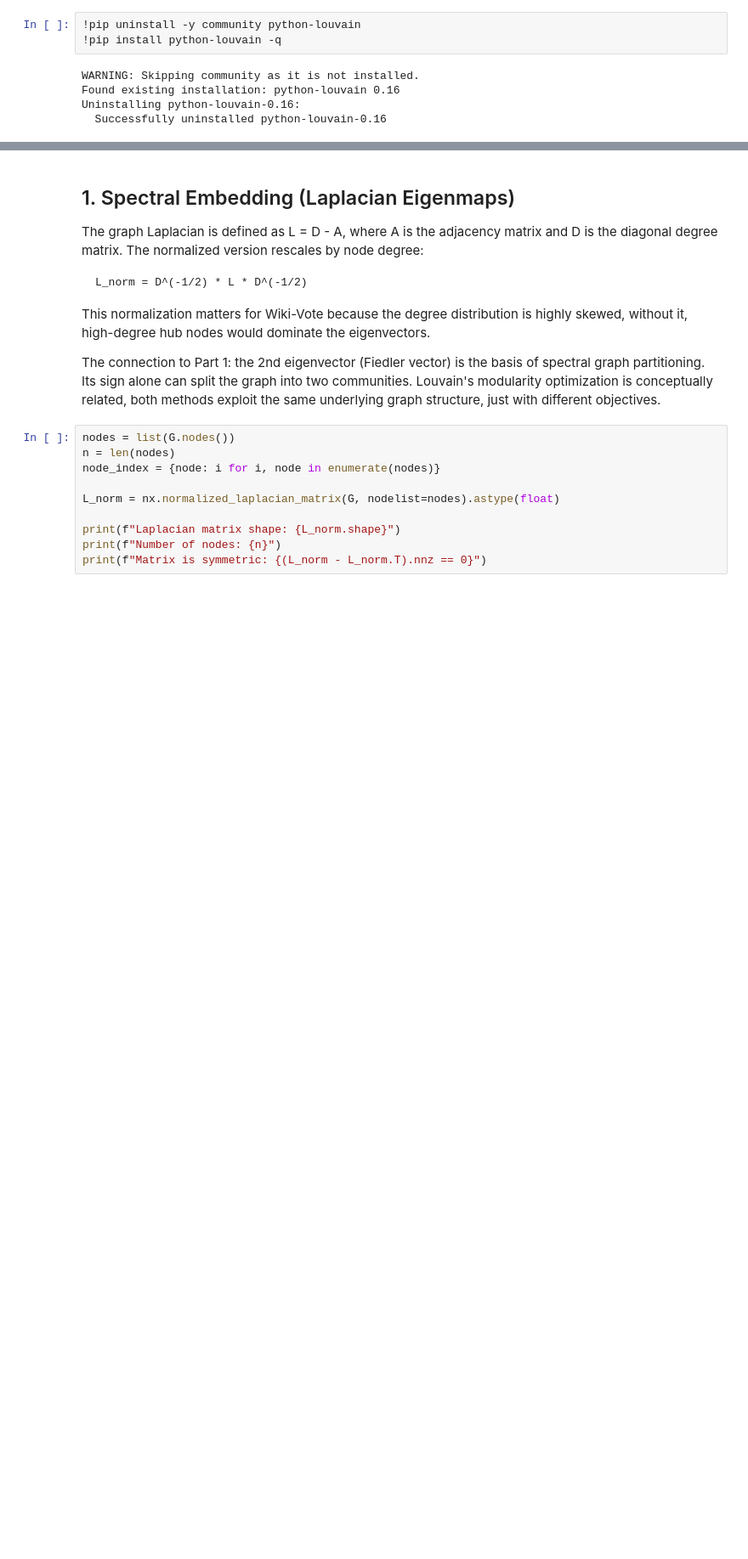
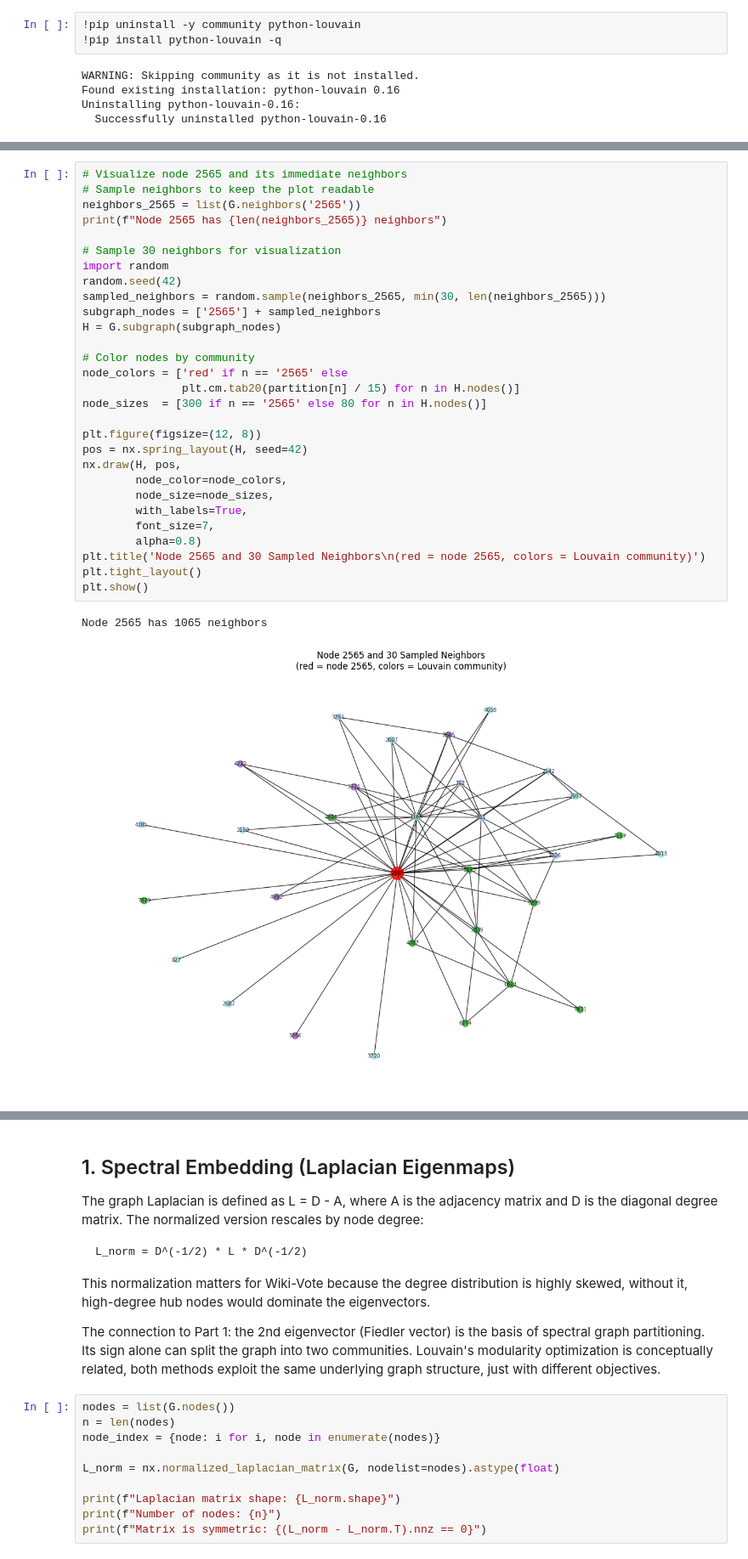
Before and after one commit to saracherif123/Graph-Community-Detection, a Jupyter notebook: wiki_vote_embeddings_gnn.ipynb, the cells around one changed output, grey strips where cells are left out. Shown at 85% size. Drawn from its saved outputs; the diff is of its cells as text; blank space fills up the shorter version.

```diff
--- a/wiki_vote_embeddings_gnn.ipynb
+++ b/wiki_vote_embeddings_gnn.ipynb
@@ -45,0 +180,32 @@ Uninstalling python-louvain-0.16:
+# %%
+# Visualize node 2565 and its immediate neighbors
+# Sample neighbors to keep the plot readable
+neighbors_2565 = list(G.neighbors('2565'))
+print(f"Node 2565 has {len(neighbors_2565)} neighbors")
+
+# Sample 30 neighbors for visualization
+import random
+random.seed(42)
+sampled_neighbors = random.sample(neighbors_2565, min(30, len(neighbors_2565)))
+subgraph_nodes = ['2565'] + sampled_neighbors
+H = G.subgraph(subgraph_nodes)
+
+# Color nodes by community
+node_colors = ['red' if n == '2565' else
+               plt.cm.tab20(partition[n] / 15) for n in H.nodes()]
+node_sizes  = [300 if n == '2565' else 80 for n in H.nodes()]
+
+plt.figure(figsize=(12, 8))
+pos = nx.spring_layout(H, seed=42)
+nx.draw(H, pos,
+        node_color=node_colors,
+        node_size=node_sizes,
+        with_labels=True,
+        font_size=7,
+        alpha=0.8)
+plt.title('Node 2565 and 30 Sampled Neighbors\n(red = node 2565, colors = Louvain community)')
+plt.tight_layout()
+plt.show()
+# %% [output]
+Node 2565 has 1065 neighbors
+[figure, added]
```
Also changed, not shown: parts of 10 cells of this notebook, 1 other file.
